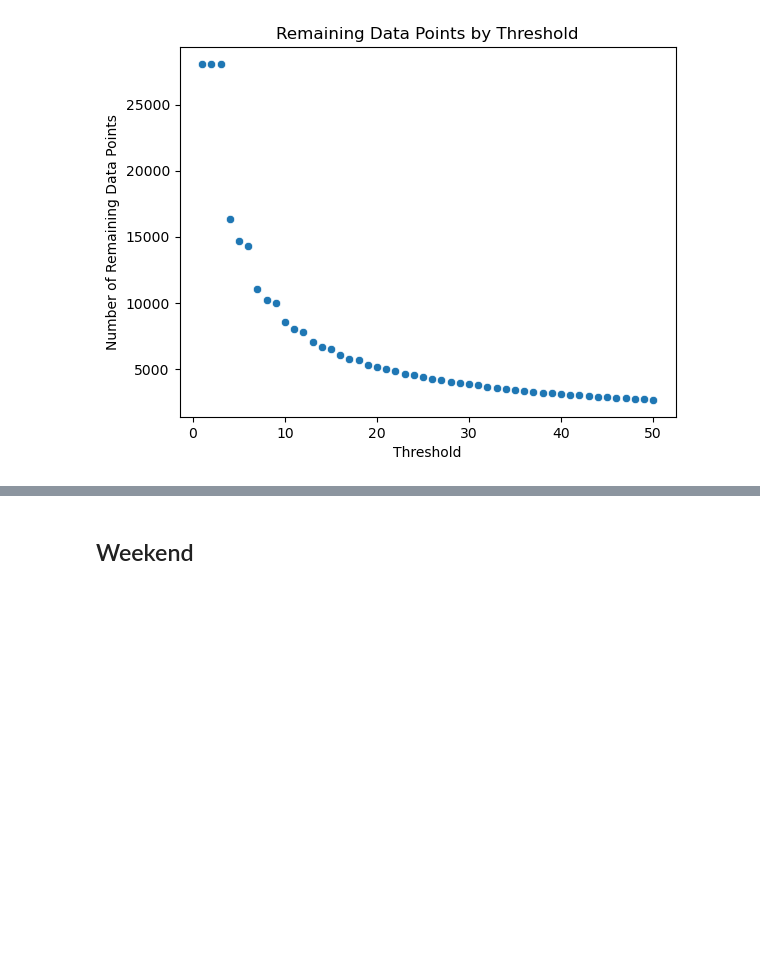
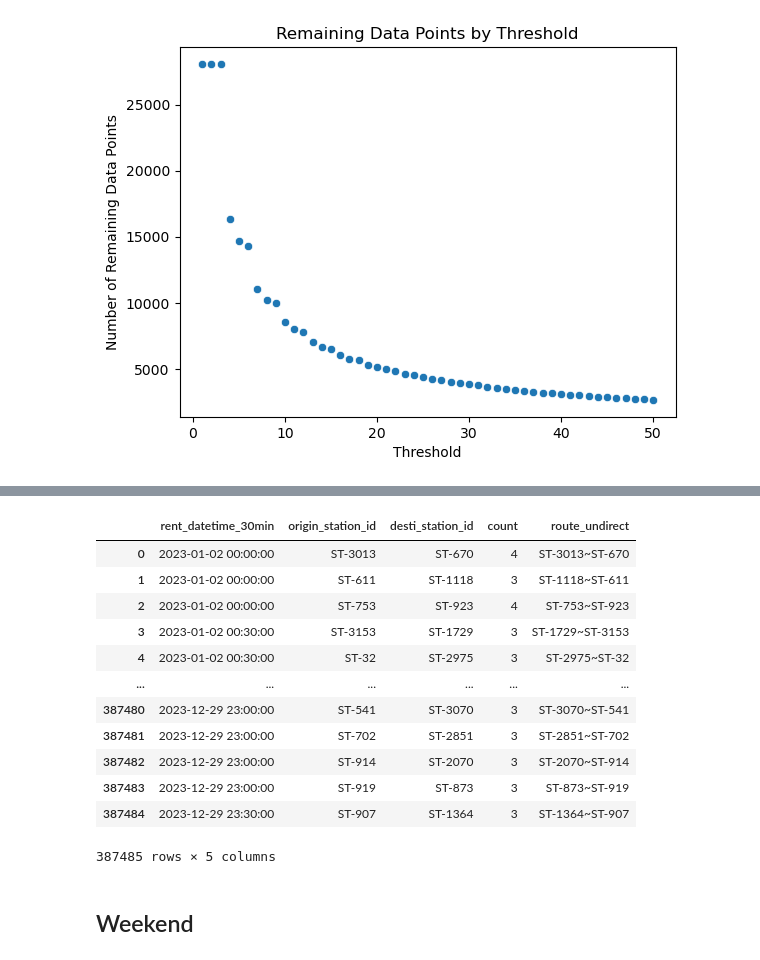
Before and after one commit to Aete/seoul-public-bike-analysis, a Jupyter notebook: notebooks/community_detection/louvain.ipynb, the cells around one changed output, grey strips where cells are left out. Drawn from its saved outputs; the diff is of its cells as text; code cells hidden in the pictures; blank space fills up the shorter version.

```diff
--- a/notebooks/community_detection/louvain.ipynb
+++ b/notebooks/community_detection/louvain.ipynb
@@ -113 +113,17 @@ Community 54: 2 stations, 10 edges
+# %%
+df_weekday
+# %% [output]
+|  | rent_datetime_30min | origin_station_id | desti_station_id | count | route_undirect |
+| 0 | 2023-01-02 00:00:00 | ST-3013 | ST-670 | 4 | ST-3013~ST-670 |
+| 1 | 2023-01-02 00:00:00 | ST-611 | ST-1118 | 3 | ST-1118~ST-611 |
+| 2 | 2023-01-02 00:00:00 | ST-753 | ST-923 | 4 | ST-753~ST-923 |
+| 3 | 2023-01-02 00:30:00 | ST-3153 | ST-1729 | 3 | ST-1729~ST-3153 |
+| 4 | 2023-01-02 00:30:00 | ST-32 | ST-2975 | 3 | ST-2975~ST-32 |
+| ... | ... | ... | ... | ... | ... |
+| 387480 | 2023-12-29 23:00:00 | ST-541 | ST-3070 | 3 | ST-3070~ST-541 |
+| 387481 | 2023-12-29 23:00:00 | ST-702 | ST-2851 | 3 | ST-2851~ST-702 |
+| 387482 | 2023-12-29 23:00:00 | ST-914 | ST-2070 | 3 | ST-2070~ST-914 |
+| 387483 | 2023-12-29 23:00:00 | ST-919 | ST-873 | 3 | ST-873~ST-919 |
+| 387484 | 2023-12-29 23:30:00 | ST-907 | ST-1364 | 3 | ST-1364~ST-907 |
+387485 rows × 5 columns
 # %%
```
Also changed, not shown: parts of 5 cells of this notebook, 31 other files.
